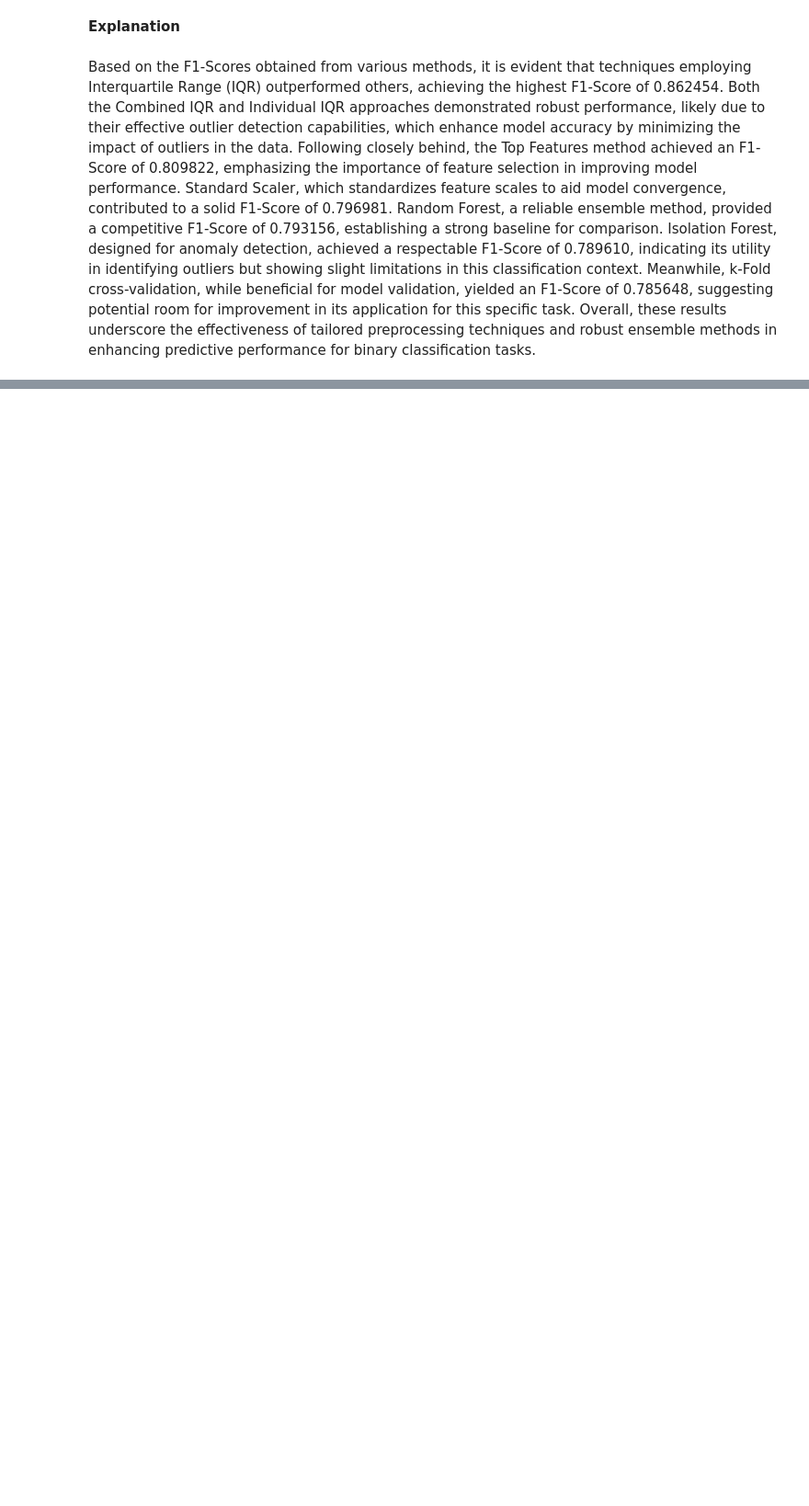
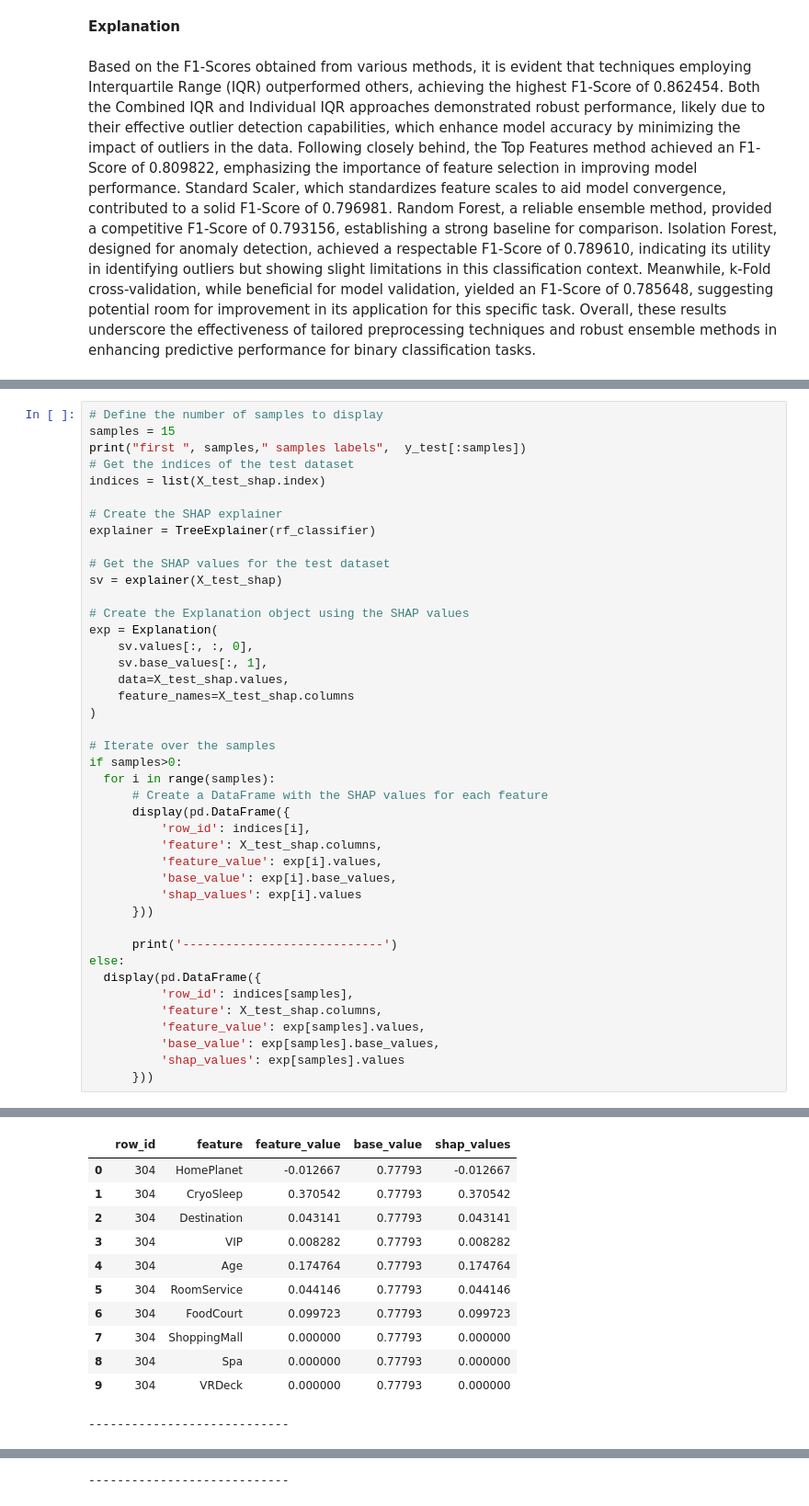
Before and after one commit to 7PAM2015-0509-2023TEAM1/Kaggle-Challenge, a Jupyter notebook: Kaggle_Challenge.ipynb, the cells around one changed output, grey strips where cells are left out. Shown: that part at 92% size. Cells and saved outputs as stored; diff of their text form; blank space fills up the shorter version.

```diff
--- a/Kaggle_Challenge.ipynb
+++ b/Kaggle_Challenge.ipynb
@@ -1194,0 +1217,43 @@ Based on the F1-Scores obtained from various methods, it is evident that techniq
+# %%
+# Define the number of samples to display
+samples = 15
+print("first ", samples," samples labels",  y_test[:samples])
+# Get the indices of the test dataset
+indices = list(X_test_shap.index)
+
+# Create the SHAP explainer
+explainer = TreeExplainer(rf_classifier)
+
+# Get the SHAP values for the test dataset
+sv = explainer(X_test_shap)
+
+# Create the Explanation object using the SHAP values
+exp = Explanation(
+    sv.values[:, :, 0],
+    sv.base_values[:, 1],
+    data=X_test_shap.values,
+    feature_names=X_test_shap.columns
+)
+
+# Iterate over the samples
+if samples>0:
+  for i in range(samples):
+      # Create a DataFrame with the SHAP values for each feature
+      display(pd.DataFrame({
+          'row_id': indices[i],
+          'feature': X_test_shap.columns,
+          'feature_value': exp[i].values,
+          'base_value': exp[i].base_values,
+          'shap_values': exp[i].values
+      }))
+
+      print('----------------------------')
+else:
+  display(pd.DataFrame({
+          'row_id': indices[samples],
+          'feature': X_test_shap.columns,
+          'feature_value': exp[samples].values,
+          'base_value': exp[samples].base_values,
+          'shap_values': exp[samples].values
+      }))
+# %% [output]
@@ -1194,0 +1276,12 @@ Based on the F1-Scores obtained from various methods, it is evident that techniq
+|  | row_id | feature | feature_value | base_value | shap_values |
+| 0 | 304 | HomePlanet | -0.012667 | 0.77793 | -0.012667 |
+| 1 | 304 | CryoSleep | 0.370542 | 0.77793 | 0.370542 |
+| 2 | 304 | Destination | 0.043141 | 0.77793 | 0.043141 |
+| 3 | 304 | VIP | 0.008282 | 0.77793 | 0.008282 |
+| 4 | 304 | Age | 0.174764 | 0.77793 | 0.174764 |
+| 5 | 304 | RoomService | 0.044146 | 0.77793 | 0.044146 |
+| 6 | 304 | FoodCourt | 0.099723 | 0.77793 | 0.099723 |
+| 7 | 304 | ShoppingMall | 0.000000 | 0.77793 | 0.000000 |
+| 8 | 304 | Spa | 0.000000 | 0.77793 | 0.000000 |
+| 9 | 304 | VRDeck | 0.000000 | 0.77793 | 0.000000 |
+----------------------------
@@ -1194,0 +1299 @@ Based on the F1-Scores obtained from various methods, it is evident that techniq
+----------------------------
```
Also changed, not shown: parts of 9 cells of this notebook.
